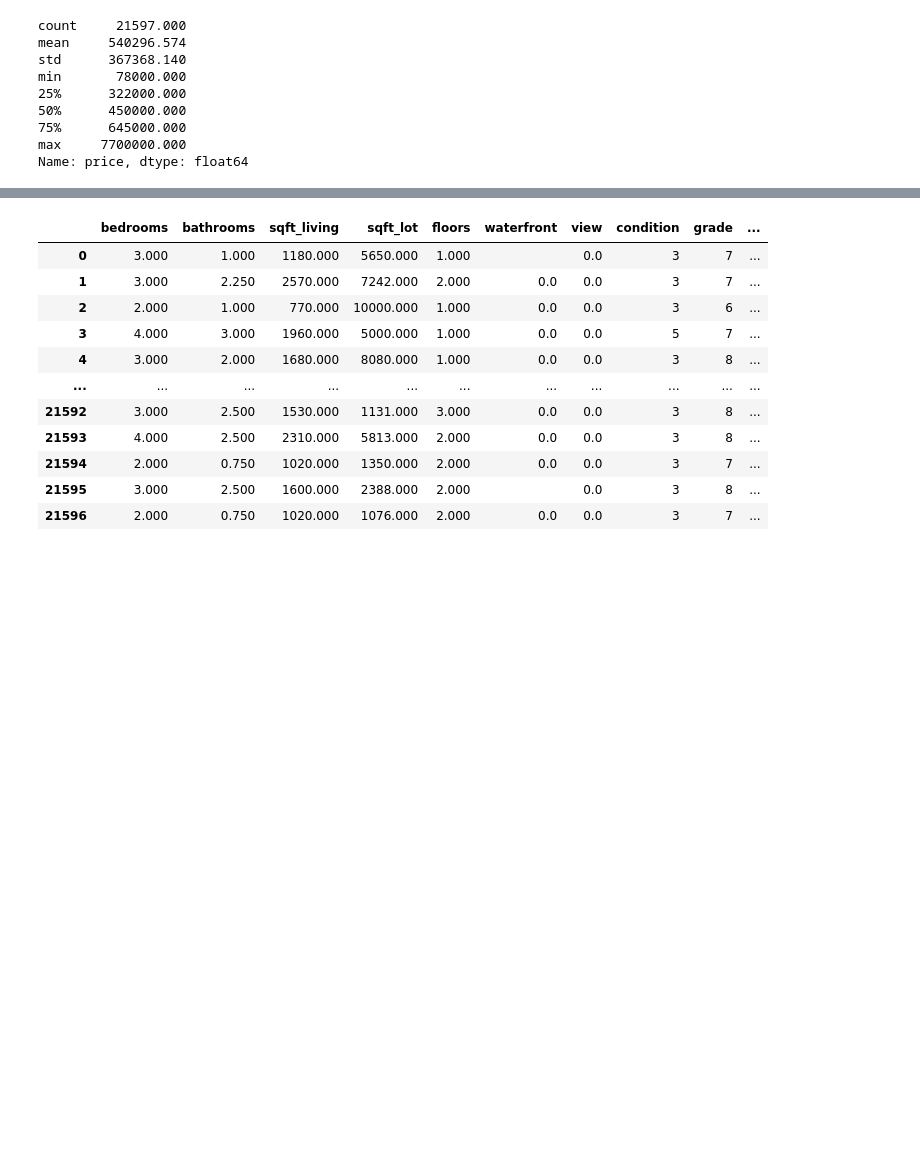
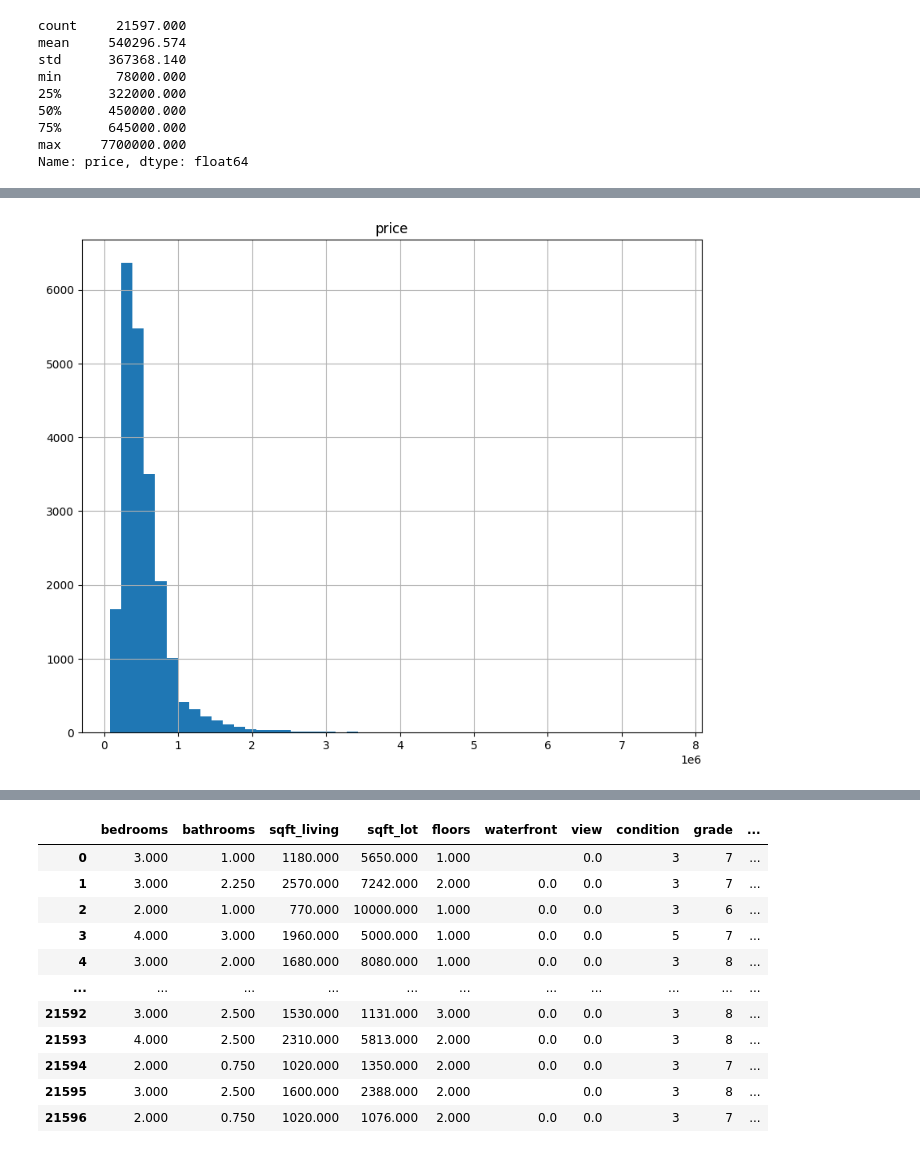
Before and after one commit to eockfen/EDA_King_County_home_sales, a Jupyter notebook: EDA.ipynb, the cells around one changed output, grey strips where cells are left out. Saved outputs shown, nothing was run; the diff lists cells and outputs as text; code cells hidden in the pictures; blank space fills up the shorter version.

```diff
--- a/EDA.ipynb
+++ b/EDA.ipynb
@@ -52,0 +69,5 @@ Index(['id         ', 'bedrooms ', 'bathrooms ', 'sqft_living ', 'sqft_lot  ',
+# %%
+# drop redundant column of unique house ID
+
+df.drop(df.columns[0], axis =1, inplace=True)
+df.head()
@@ -138,0 +134,6 @@ Index(['bedrooms', 'bathrooms', 'sqft_living', 'sqft_lot', 'floors',
+# %%
+# sqft_basement to float 64
+
+df['sqft_basement'] = df['sqft_basement'].astype(float)
+
+df.sqft_basement.head()
@@ -138,0 +159,6 @@ Index(['bedrooms', 'bathrooms', 'sqft_living', 'sqft_lot', 'floors',
+# %%
+# transform yr_built to date
+
+df['yr_built'] = df['yr_built'].astype(str).str[:4]
+df['yr_built'] = pd.to_datetime(df['yr_built'], format='%Y', errors='coerce')
+df.yr_built.head()
@@ -138,0 +172,6 @@ Index(['bedrooms', 'bathrooms', 'sqft_living', 'sqft_lot', 'floors',
+# %%
+#transform date to Datetime format
+
+df['date'] = pd.to_datetime(df['date'], format='mixed')
+
+df['date'].head()
@@ -282,0 +254,6 @@ Name: price, dtype: float64
+# %%
+#make it nice/ change axes!
+df.hist(column = 'price', bins = 50, figsize = (10, 8))
+plt.show()
+# %% [output]
+[figure, added]
```
Also changed, not shown: parts of 55 cells of this notebook.
